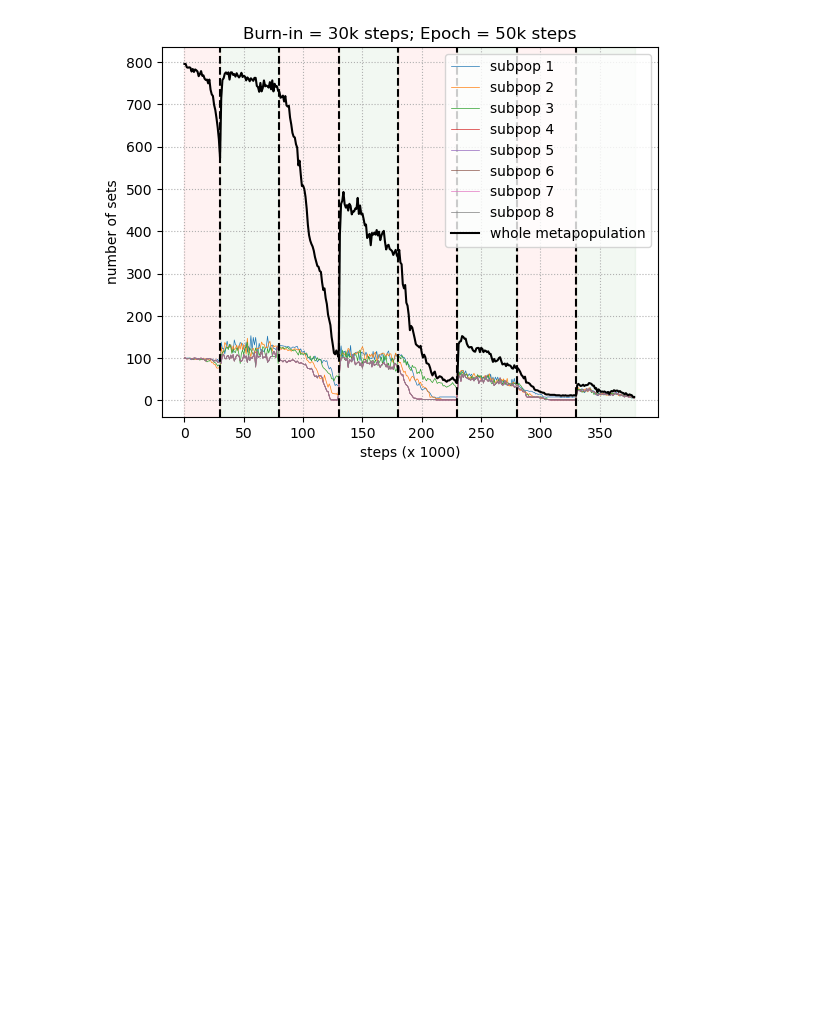
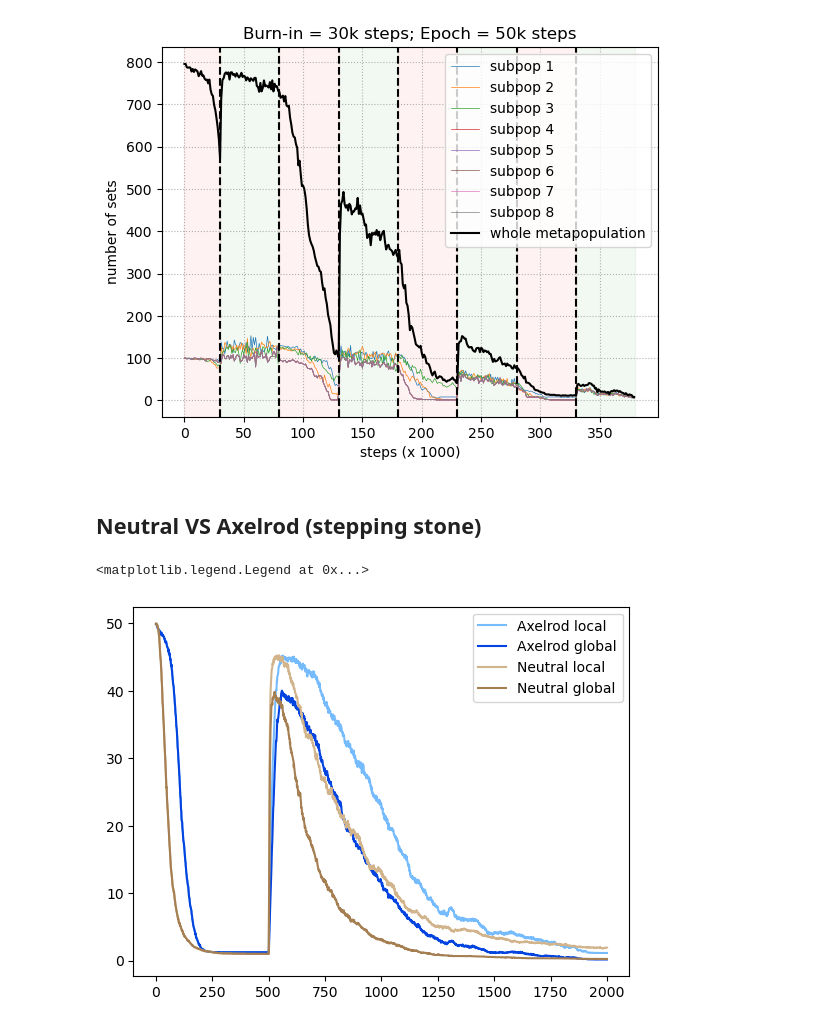
Before and after one commit to mtomasini/MetapopulationsPython, a Jupyter notebook: exploration.ipynb, the cells around one changed output. Cells and saved outputs as stored; diff of their text form; code cells hidden in the pictures; blank space fills up the shorter version.

```diff
--- a/exploration.ipynb
+++ b/exploration.ipynb
@@ -595,3 +595,20 @@ for i in range(0, 2*cycle_repetitions + 1):
         plt.axvspan((burn_in + i*epoch) / 1000, (burn_in + (i + 1)*epoch) / 1000, color = 'red', alpha = 0.05)
 # %% [output]
 [figure]
+# %% [markdown]
+## Neutral VS Axelrod (stepping stone)
+# %%
+data_axelrod_local = pd.read_csv("./Outputs/pop400/stepping_stone/8subpop_m1e-3_burnin_subpop_set_counts.csv", index_col=0)
+data_axelrod_global = pd.read_csv("./Outputs/pop400/stepping_stone/8subpop_m1e-3_burnin_metapop_set_counts.csv", index_col=0)
+data_neutral_local = pd.read_csv("./Outputs/neutral/pop400/stepping_stone/8subpop_m1e-3_burnin_subpop_set_counts.csv", index_col=0)
+data_neutral_global = pd.read_csv("./Outputs/neutral/pop400/stepping_stone/8subpop_m1e-3_burnin_metapop_set_counts.csv", index_col=0)
+# %%
+plt.plot(data_axelrod_local.mean(axis=1), color = 'xkcd:sky blue')
+plt.plot(data_axelrod_global.mean(axis=1) / 8, color = 'xkcd:blue')
+plt.plot(data_neutral_local.mean(axis=1), color = 'tan')
+plt.plot(data_neutral_global.mean(axis=1) / 8, color = 'xkcd:puce')
+plt.legend(["Axelrod local", "Axelrod global", "Neutral local", "Neutral global"])
+#plt.legend(["Axelrod local", "Neutral local"])
+# %% [output]
+<matplotlib.legend.Legend at 0x...>
+[figure, added]
```
Also changed, not shown: parts of 1 cell of this notebook, 3 other files.
